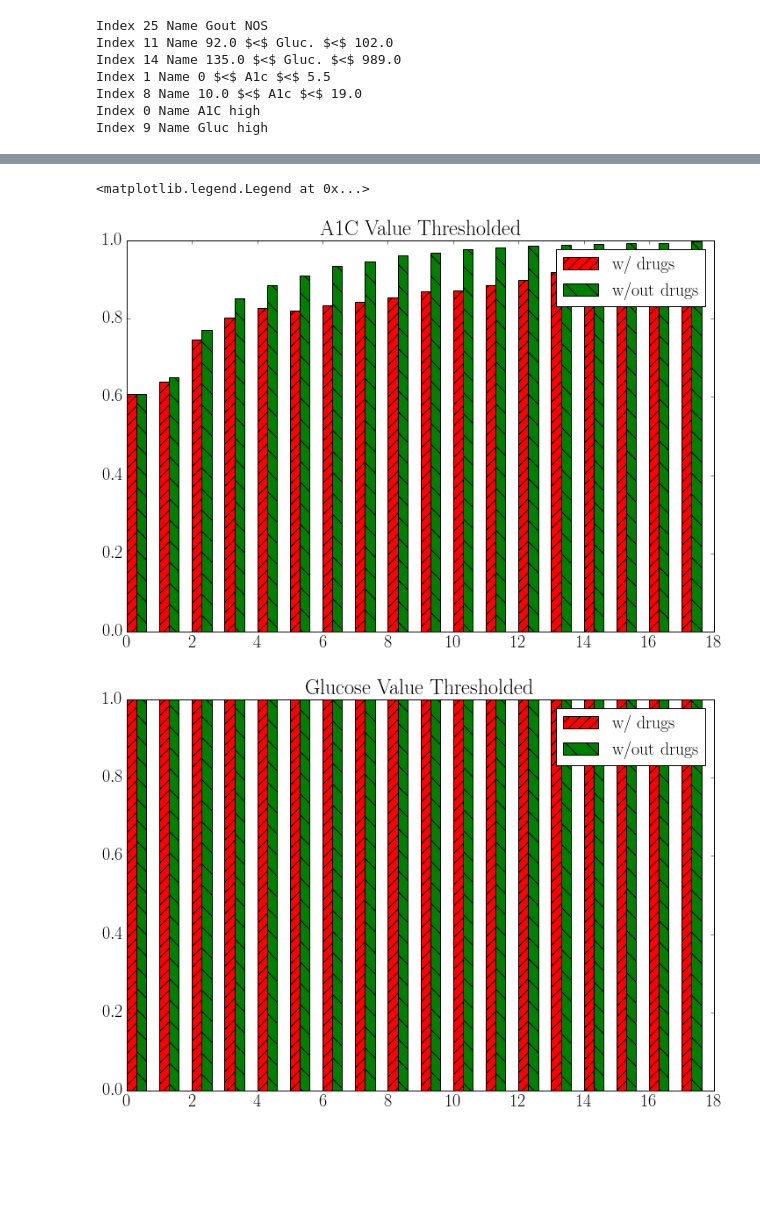
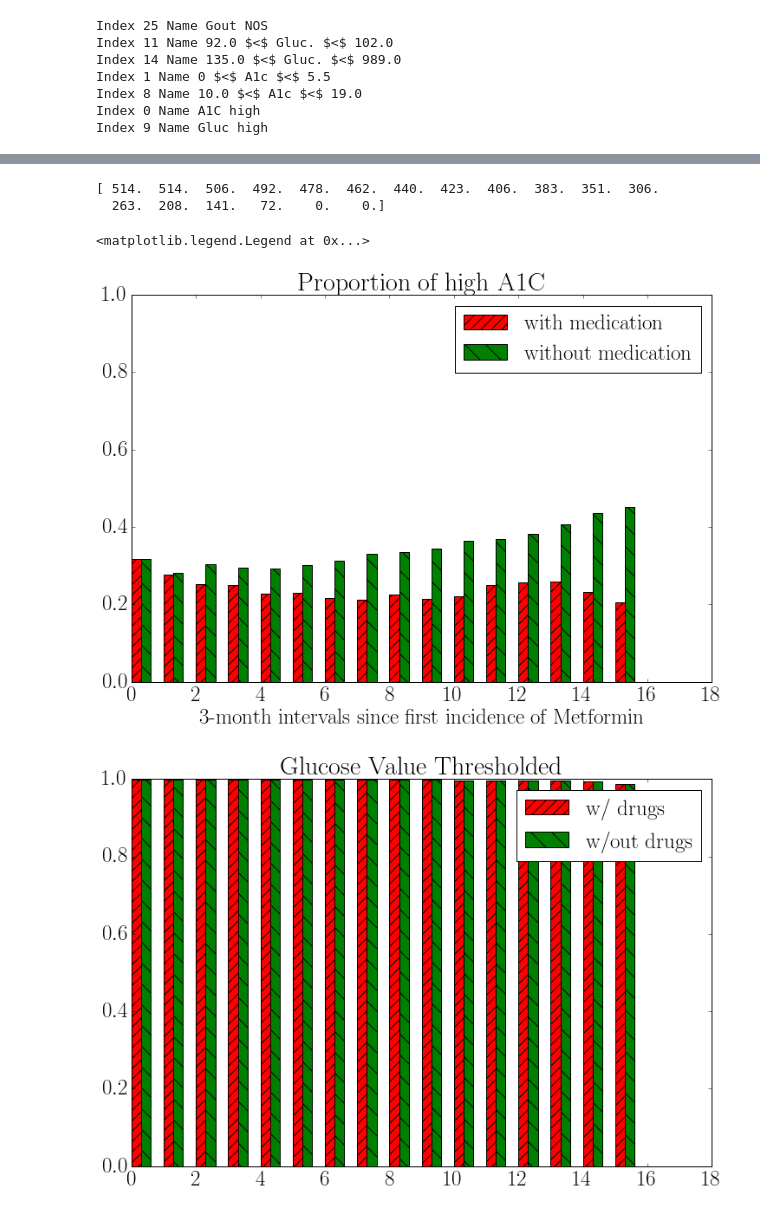
Before and after one commit to clinicalml/structuredinference, a Jupyter notebook: ipynb/medical/VisualizePatientSamples.ipynb, the cells around one changed output, grey strips where cells are left out. Cells and saved outputs as stored; diff of their text form; code cells hidden in the pictures; blank space fills up the shorter version.

```diff
--- a/ipynb/medical/VisualizePatientSamples.ipynb
+++ b/ipynb/medical/VisualizePatientSamples.ipynb
@@ -11,9 +11,9 @@ mpl.rcParams['text.latex.unicode']=True
 mpl.rcParams['font.family'] = 'serif'
 mpl.rcParams['font.serif'] = 'Times New Roman'
 mpl.rcParams['text.latex.preamble']= ['\usepackage{amsfonts}','\usepackage{amsmath}']
-mpl.rcParams['font.size'] = 20
-mpl.rcParams['axes.labelsize']=20
-mpl.rcParams['legend.fontsize']=20
+mpl.rcParams['font.size'] = 25
+mpl.rcParams['axes.labelsize']=25
+mpl.rcParams['legend.fontsize']=25
 from utils.misc import readPickle, getConfigFile, loadHDF5
 import sys
 sys.path.append('../../medical_data/')
@@ -236,8 +234,8 @@ def computeStatistics(patient_cfac, obs_dict, maxT = 18):
     print 'Index',a1c_high, 'Name',obs_dict[a1c_high]
     print 'Index',gluc_high, 'Name',obs_dict[gluc_high]
     #Thresholds for A1C/Glucose
-    A1C_t  = 3
-    Gluc_t = 3
+    A1C_t  = 4
+    Gluc_t = 4
 
     #Save result arrays
     comp_arrA = np.zeros((maxT,))
@@ -353,8 +351,8 @@ def computeStatistics(patient_cfac, obs_dict, maxT = 18):
 
     return results
 
-#results = computeStatistics(cfacdict, patient_dict)
-results = computeStatistics(patient_cfac, patient_dict)
+results = computeStatistics(cfacdict, patient_dict)
+#results = computeStatistics(patient_cfac, patient_dict)
 # %% [output]
 Index 25 Name Gout NOS
 Index 11 Name 92.0 $<$ Gluc. $<$ 102.0
@@ -400,25 +398,32 @@ plt.legend()
 # %%
 Nmax = 10
+print results['a1c_drug_thres_ctr']
+
 plt.figure(figsize=(12,8))
 data = results['a1c_drug_thres']/(results['a1c_drug_thres_ctr']+1.)
-plt.bar(np.arange(len(data)),data,width=0.3,color='r',hatch='//',label='w/ drugs')
+plt.bar(np.arange(len(data)),data,width=0.3,color='r',hatch='//',label='with medication')
 data = results['a1c_nodrug_thres']/(results['a1c_nodrug_thres_ctr']+1.)
-plt.bar(np.arange(len(data))+0.3,data,width=0.3,color='g',hatch='\\',label='w/out drugs')
-plt.title('A1C Value Thresholded')
+plt.bar(np.arange(len(data))+0.3,data,width=0.3,color='g',hatch='\\',label='without medication')
+plt.title('Proportion of high A1C')
+plt.xlabel('3-month intervals since first incidence of Metformin')
+plt.ylim(0,1)
 plt.legend()
+plt.savefig('cfac.pdf',bbox_inches='tight')
 
 Nmax = 10
 plt.figure(figsize=(12,8))
 data = results['gluc_drug_thres']/(results['gluc_drug_thres_ctr']+1.)
 plt.bar(np.arange(len(data)),data,width=0.3,color='r',hatch='//',label='w/ drugs')
 data = results['gluc_nodrug_thres']/(results['gluc_nodrug_thres_ctr']+1.)
 plt.bar(np.arange(len(data))+0.3,data,width=0.3,color='g',hatch='\\',label='w/out drugs')
 plt.title('Glucose Value Thresholded')
 plt.legend()
 # %% [output]
-<matplotlib.legend.Legend at 0x...>
+[ 514.  514.  506.  492.  478.  462.  440.  423.  406.  383.  351.  306.
+  263.  208.  141.   72.    0.    0.]
+<matplotlib.legend.Legend at 0x...>
-[figure, old version]
+[figure, new version]
-[figure, old version]
+[figure, new version]
 # %%
 Nmax = 10
 plt.figure(figsize=(12,8))
```
Also changed, not shown: parts of 5 cells of this notebook, 2 other files.
